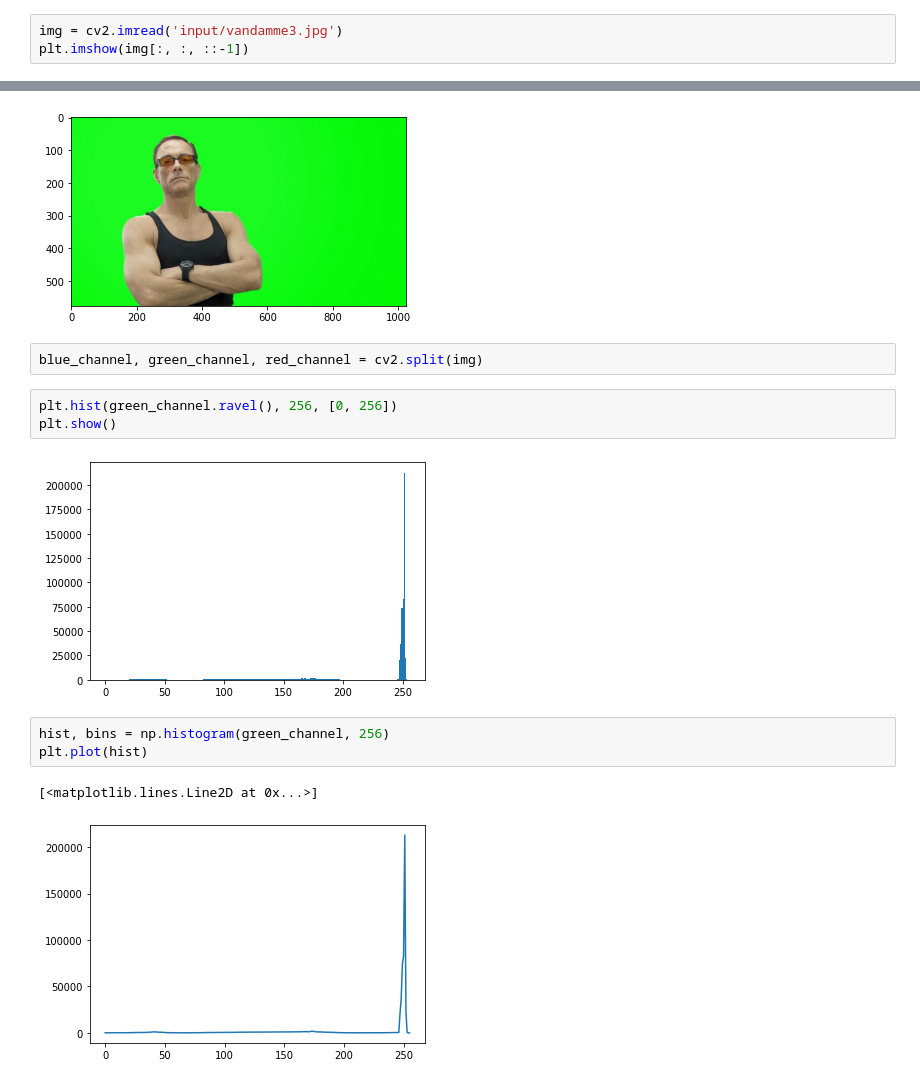
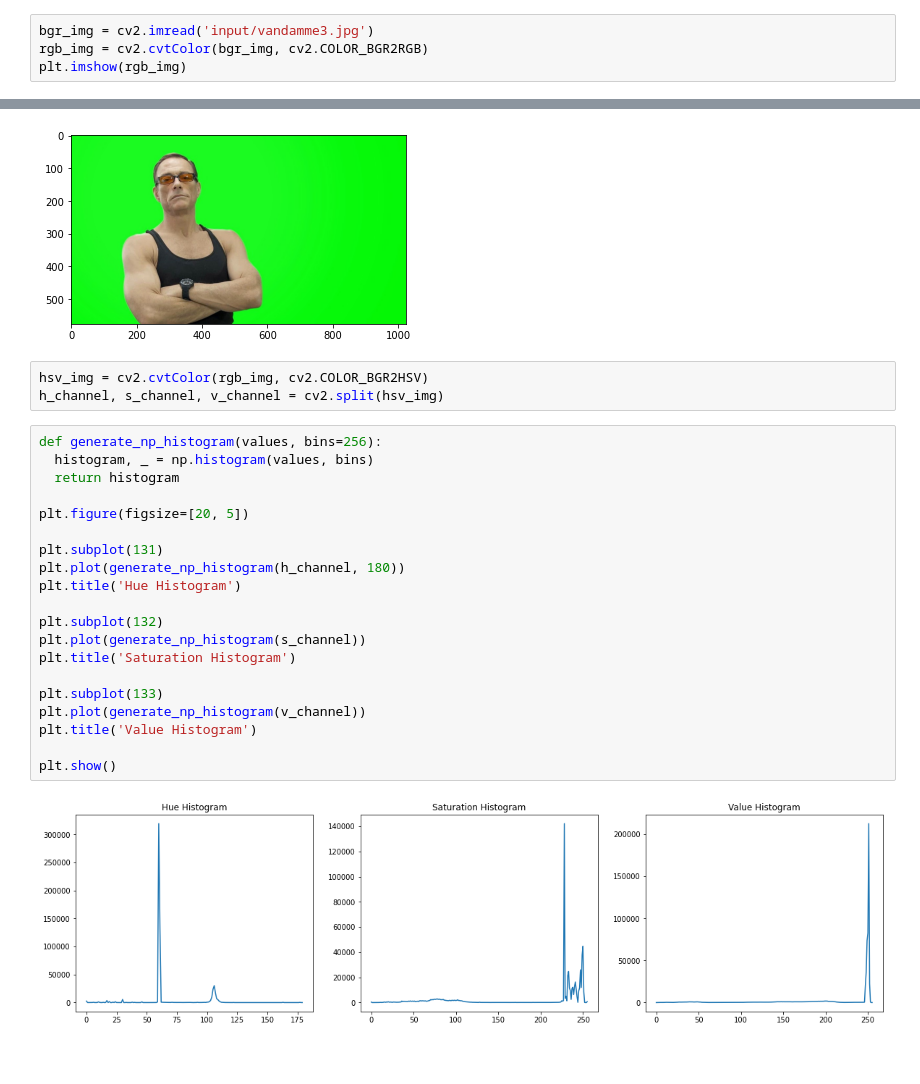
Before and after one commit to JV-Amorim/background-swapper, a Jupyter notebook: background-swapper.ipynb, the cells around one changed output, grey strips where cells are left out. Cells and saved outputs as stored; diff of their text form; blank space fills up the shorter version.

Commit message:
feat: image background removal

```diff
--- a/background-swapper.ipynb
+++ b/background-swapper.ipynb
@@ -3,21 +3,34 @@ import cv2
 import matplotlib.pyplot as plt
 import numpy as np
 # %%
-img = cv2.imread('input/vandamme3.jpg')
-plt.imshow(img[:, :, ::-1])
+bgr_img = cv2.imread('input/vandamme3.jpg')
+rgb_img = cv2.cvtColor(bgr_img, cv2.COLOR_BGR2RGB)
+plt.imshow(rgb_img)
 # %% [output]
 <matplotlib.image.AxesImage at 0x...>
 [figure]
 # %%
-blue_channel, green_channel, red_channel = cv2.split(img)
+hsv_img = cv2.cvtColor(rgb_img, cv2.COLOR_BGR2HSV)
+h_channel, s_channel, v_channel = cv2.split(hsv_img)
 # %%
-plt.hist(green_channel.ravel(), 256, [0, 256])
+def generate_np_histogram(values, bins=256):
+  histogram, _ = np.histogram(values, bins)
+  return histogram
+
+plt.figure(figsize=[20, 5])
+
+plt.subplot(131)
+plt.plot(generate_np_histogram(h_channel, 180))
+plt.title('Hue Histogram')
+
+plt.subplot(132)
+plt.plot(generate_np_histogram(s_channel))
+plt.title('Saturation Histogram')
+
+plt.subplot(133)
+plt.plot(generate_np_histogram(v_channel))
+plt.title('Value Histogram')
+
 plt.show()
 # %% [output]
-[figure, old version]
+[figure, new version]
-# %%
-hist, bins = np.histogram(green_channel, 256)
-plt.plot(hist)
-# %% [output]
-[<matplotlib.lines.Line2D at 0x...>]
-[figure, removed]
```
Also changed, not shown: parts of 2 cells of this notebook, 2 other files.
